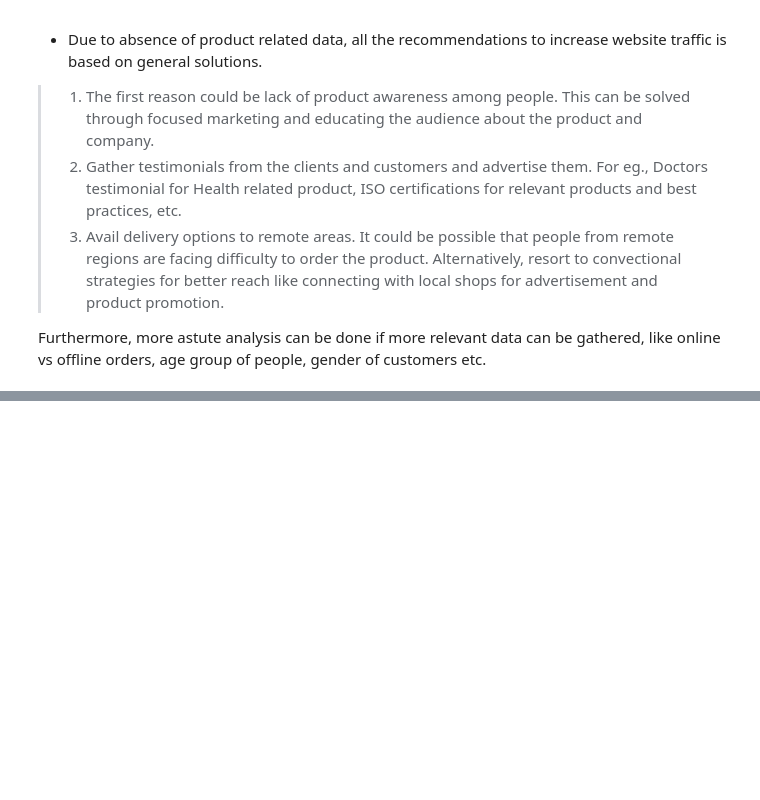
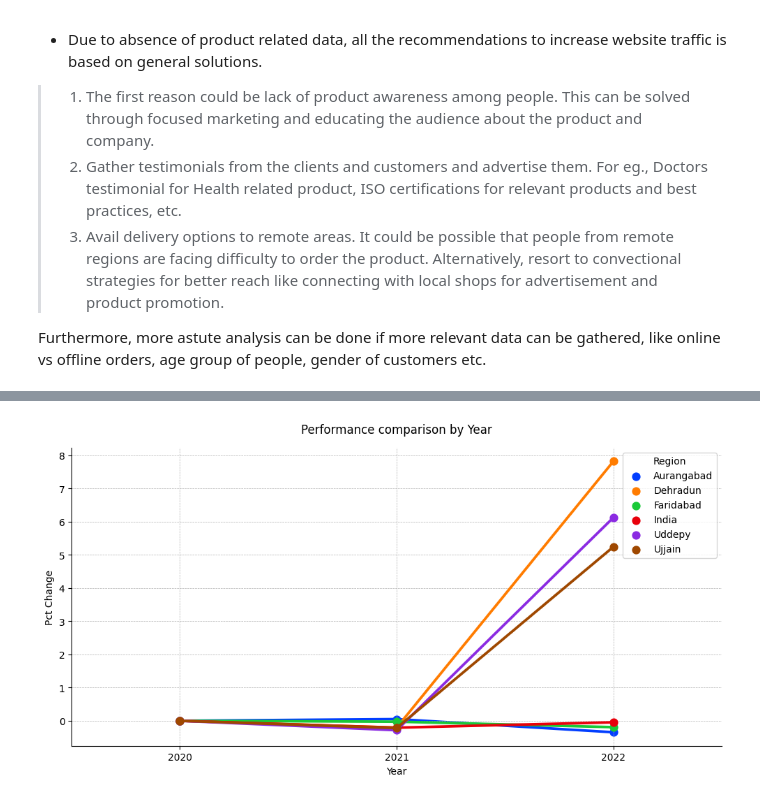
Before and after one commit to pratiksrm99/DataAnalysis, a Jupyter notebook: Website_Visitors_Data_Analysis.ipynb, the cells around one changed output, grey strips where cells are left out. Cells and saved outputs as stored; diff of their text form; code cells hidden in the pictures; blank space fills up the shorter version.

Commit message:
Update: Part 2.3 Visualization complete

```diff
--- a/Website_Visitors_Data_Analysis.ipynb
+++ b/Website_Visitors_Data_Analysis.ipynb
@@ -638,0 +647,12 @@ Furthermore, more astute analysis can be done if more relevant data can be gathe
+# %%
+# Creating dataset of regions
+df_best_region = df_region_compare.sort_values(by=["Region","Year"]).drop(columns=["% Contribution"])
+
+# Calculating percent change of total visitors in each region year-on-year
+df_best_region["Pct Change"] = df_best_region.groupby("Region").pct_change()["Value"]
+
+# Filling 0 value for the year 2020
+df_best_region.fillna(0, inplace=True)
+
+# Displaying the data
+df_best_region
@@ -638,0 +678,10 @@ Furthermore, more astute analysis can be done if more relevant data can be gathe
+# %%
+# Visualizing the data
+plot = sns.catplot(df_best_region.reset_index(),
+                   x="Year",y="Pct Change", hue="Region",
+                   kind="point", aspect=2, palette="bright", legend_out=False)
+plt.title("Performance comparison by Year", pad=15)
+plt.grid(True, linewidth=0.5, linestyle="--")
+plot.fig.show()
+# %% [output]
+[figure, added]
```
Also changed, not shown: parts of 4 cells of this notebook.
